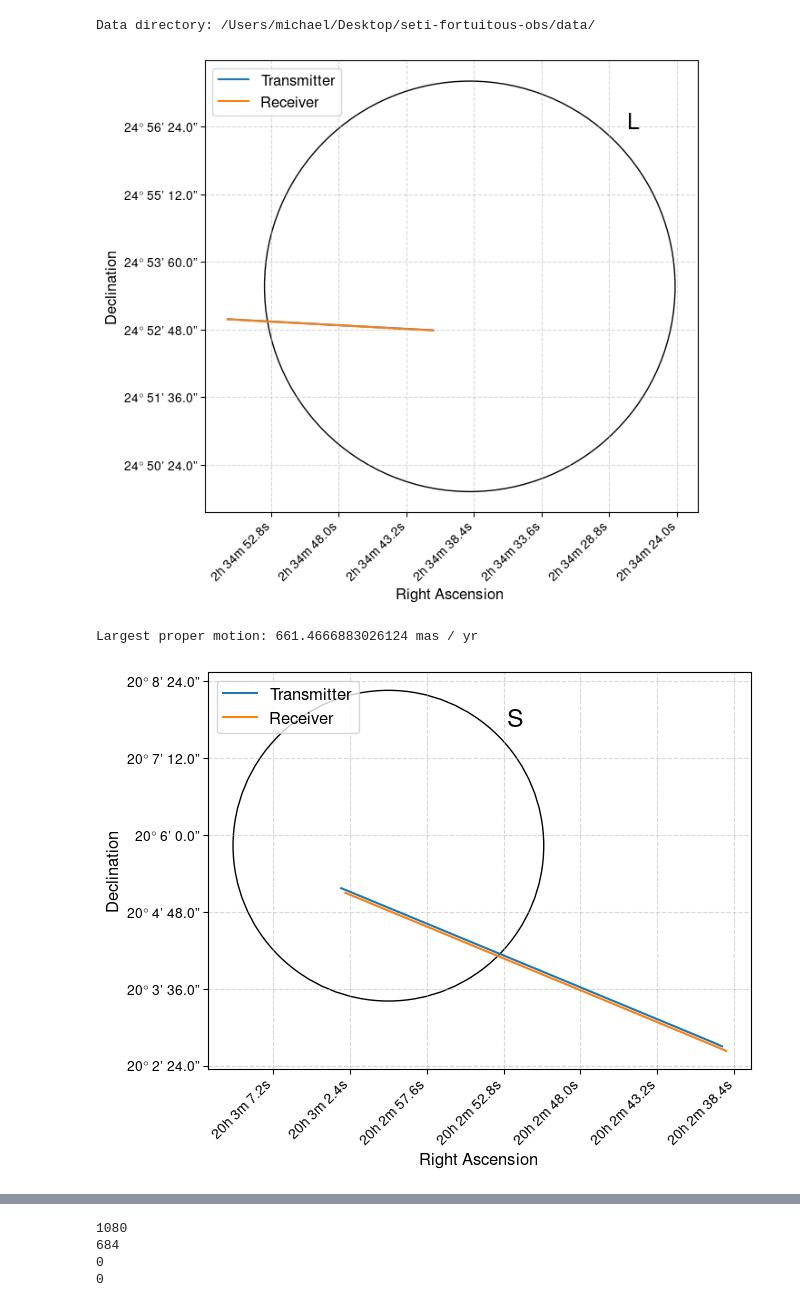
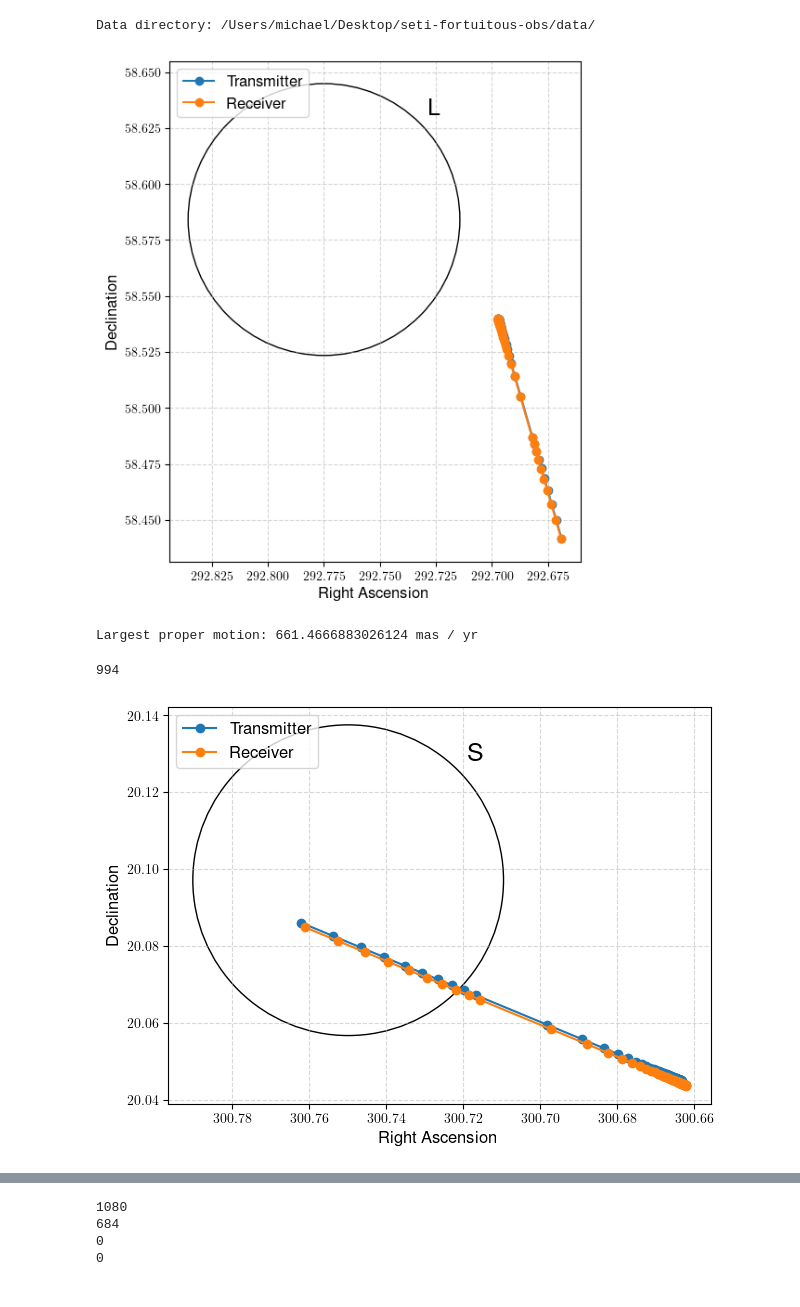
Before and after one commit to palumbom/seti-fortuitous-obs, a Jupyter notebook: parse_observations.ipynb, the cells around one changed output, grey strips where cells are left out. Cells and saved outputs as stored; diff of their text form; code cells hidden in the pictures.

```diff
--- a/parse_observations.ipynb
+++ b/parse_observations.ipynb
@@ -114,8 +118,8 @@ def plot_probe_focal_lines(i):
     axs = fig.add_subplot(1, 1, 1)
 
     # plot focal lines for transmitter and receiver
-    axs.plot(ra_trans, dec_trans, color="tab:blue", label="Transmitter")
-    axs.plot(ra_rec, dec_rec, color="tab:orange", label="Receiver")
+    axs.plot(ra_trans, dec_trans, color="tab:blue", marker="o", label="Transmitter")
+    axs.plot(ra_rec, dec_rec, color="tab:orange", marker="o", label="Receiver")
 
     # plot the size of the band
     circ = plt.Circle((ra_obs, dec_obs), beamDict[band]/2.0, color='k', fill=False)
@@ -124,12 +128,12 @@ def plot_probe_focal_lines(i):
     # annotate the beam circle
     label = axs.annotate(band, xy=(ra_obs-beamDict[band]/2.6, dec_obs+beamDict[band]/2.6), fontsize=18)
 
-    # inver the RA axis
+    # invert the RA axis
     axs.invert_xaxis()
 
     # format the tick marks
-    axs.set_xticklabels(map(format_ra_string, axs.get_xticks()), rotation=45, fontsize=10, ha="right")
-    axs.set_yticklabels(map(format_dec_string, axs.get_yticks()), fontsize=10)
+    # axs.set_xticklabels(map(format_ra_string, axs.get_xticks()), rotation=45, fontsize=10, ha="right")
+    # axs.set_yticklabels(map(format_dec_string, axs.get_yticks()), fontsize=10)
 
     # set the axis labels
     axs.set_xlabel("Right Ascension", fontsize=12)
@@ -141,9 +145,9 @@ def plot_probe_focal_lines(i):
     plt.show()
 # %%
 # plot the first hit
-plot_probe_focal_lines(0)
+plot_probe_focal_lines(157)
 # %% [output]
-[figure, old version]
+[figure, new version]
 # %%
 # get gaia source ids that appear in observation list
 common_ids = set(gaia_tbl["source_id"]).intersection(df["gaia_source_id"])
@@ -165,11 +169,13 @@ Largest proper motion: 661.4666883026124 mas / yr
 # %%
 # get corresponding observation index
 idx = np.where(df["gaia_source_id"].values == gaia_maxpm_source_id)[0][0]
+print(idx)
 
 # plot focal lines for star with largest proper motion
 plot_probe_focal_lines(idx)
 # %% [output]
+994
-[figure, old version]
+[figure, new version]
 # %%
 # get maximum drift rates
 max_drift = np.zeros(len(df))
```
Also changed, not shown: parts of 9 cells of this notebook.
